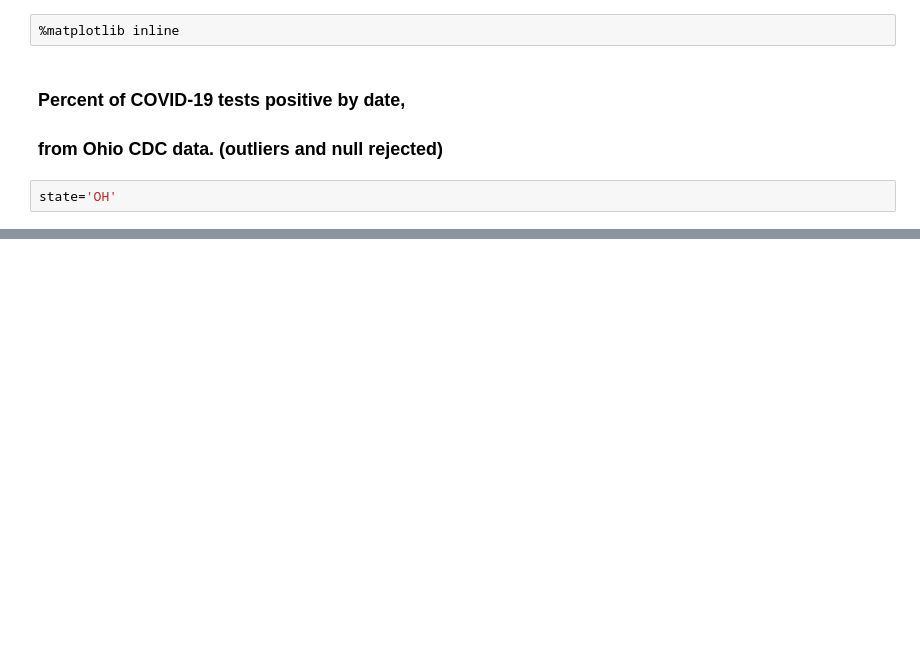
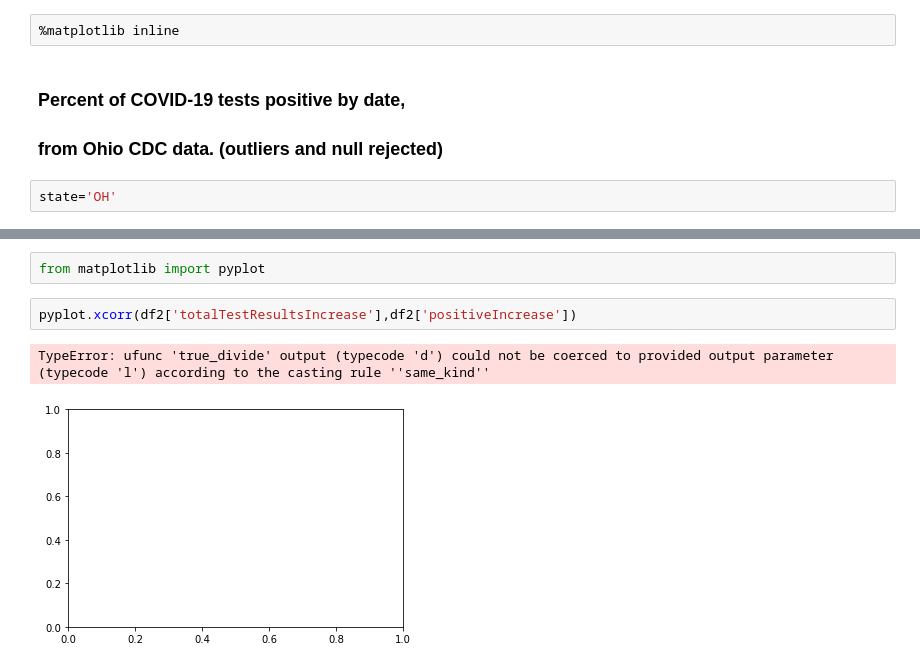
Before and after one commit to mpeaton/cvanal, a Jupyter notebook: COVID-19.ipynb, the cells around one changed output, grey strips where cells are left out. Drawn from its saved outputs; the diff is of its cells as text; blank space fills up the shorter version.

```diff
--- a/COVID-19.ipynb
+++ b/COVID-19.ipynb
@@ -56,0 +91,7 @@ a4.figure.savefig('in_hospital',dpi=100)
+# %%
+from matplotlib import pyplot
+# %%
+pyplot.xcorr(df2['totalTestResultsIncrease'],df2['positiveIncrease'])
+# %% [output]
+TypeError: ufunc 'true_divide' output (typecode 'd') could not be coerced to provided output parameter (typecode 'l') according to the casting rule ''same_kind''
+[figure, added]
```
Also changed, not shown: parts of 9 cells of this notebook, 1 other file.
